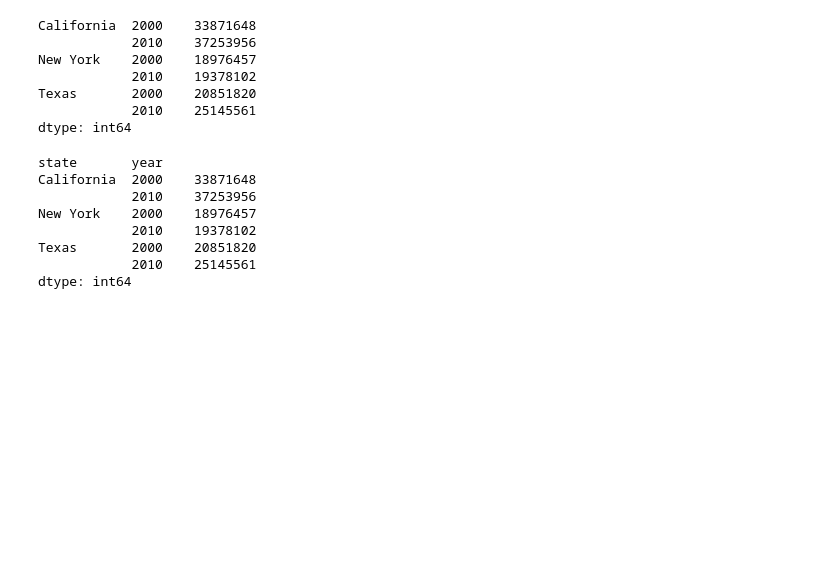
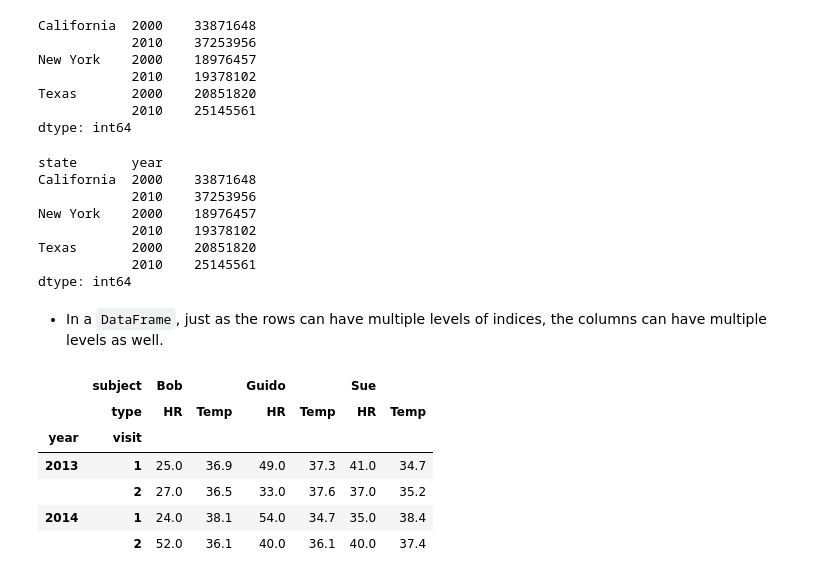
Before and after one commit to mjkeene/ML, a Jupyter notebook: python_data_science_handbook/3_data_manipulation_with_pandas.ipynb, the cells around one changed output. Drawn from its saved outputs; the diff is of its cells as text; code cells hidden in the pictures; blank space fills up the shorter version.

Commit message:
[Data Science] WIP - ch3 update, leaving off on p. 148

```diff
--- a/python_data_science_handbook/3_data_manipulation_with_pandas.ipynb
+++ b/python_data_science_handbook/3_data_manipulation_with_pandas.ipynb
@@ -1398,3 +1400,27 @@ Texas       2000    20851820
 dtype: int64
 # %%
 # p 133
+# %% [markdown]
+* In a `DataFrame`, just as the rows can have multiple levels of indices, the columns can have multiple levels as well.
+# %%
+index = pd.MultiIndex.from_product([[2013, 2014], [1, 2]],
+                                   names=['year', 'visit'])
+
+columns = pd.MultiIndex.from_product([['Bob', 'Guido', 'Sue'], ['HR', 'Temp']],
+                                     names=['subject', 'type'])
+
+# mock some data
+data = np.round(np.random.randn(4, 6), 1)
+data[:, ::2] *= 10
+data += 37
+# %%
+health_data = pd.DataFrame(data, index=index, columns=columns)
+health_data
+# %% [output]
+|  | subject | Bob |  | Guido |  | Sue |  |
+|  | type | HR | Temp | HR | Temp | HR | Temp |
+| year | visit |  |  |  |  |  |  |
+| 2013 | 1 | 25.0 | 36.9 | 49.0 | 37.3 | 41.0 | 34.7 |
+|  | 2 | 27.0 | 36.5 | 33.0 | 37.6 | 37.0 | 35.2 |
+| 2014 | 1 | 24.0 | 38.1 | 54.0 | 34.7 | 35.0 | 38.4 |
+|  | 2 | 52.0 | 36.1 | 40.0 | 36.1 | 40.0 | 37.4 |
```
Also changed, not shown: parts of 87 cells of this notebook.
